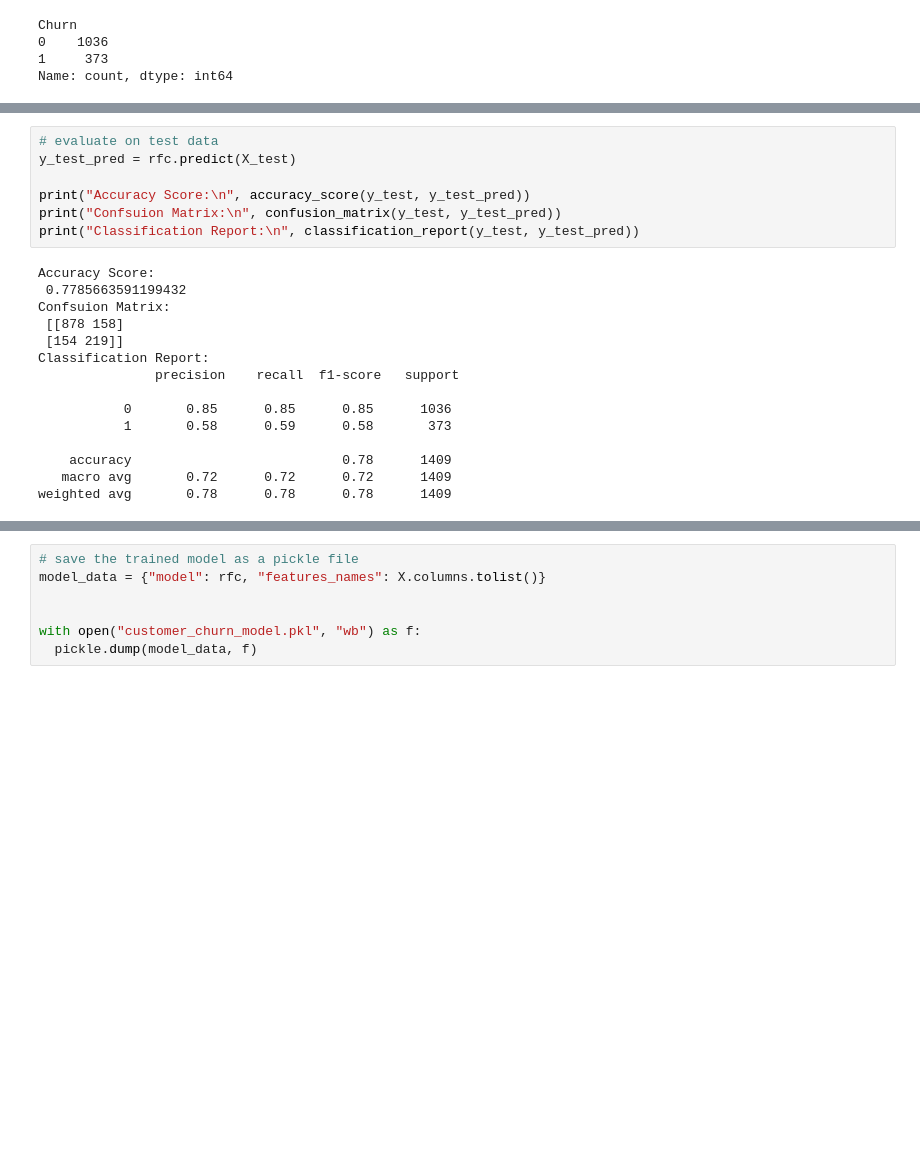
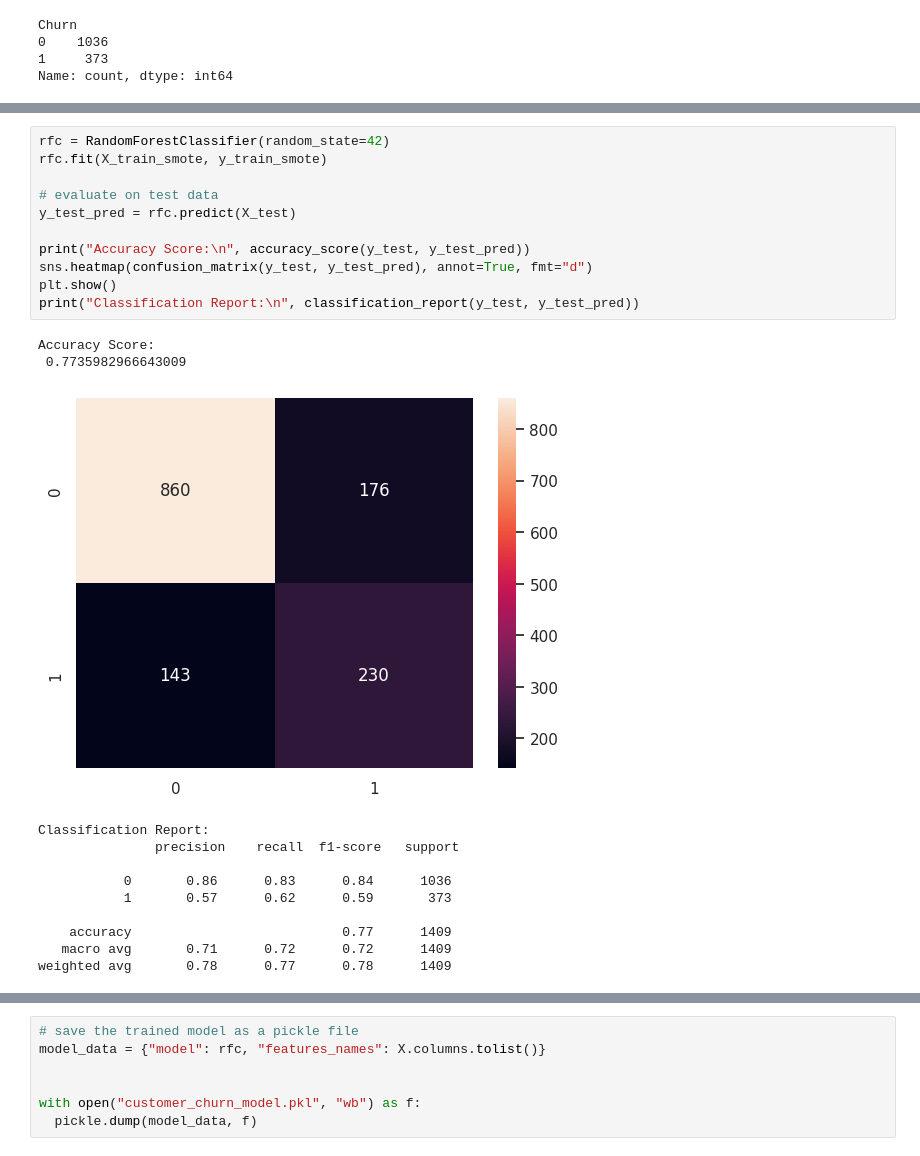
Before and after one commit to erandime/Customer-Churn-Prediction, a Jupyter notebook: Customer_Churn_Prediction.ipynb, the cells around one changed output, grey strips where cells are left out. Saved outputs shown, nothing was run; the diff lists cells and outputs as text; blank space fills up the shorter version.

```diff
--- a/Customer_Churn_Prediction.ipynb
+++ b/Customer_Churn_Prediction.ipynb
@@ -783,22 +851,24 @@ Name: count, dtype: int64
 # %%
+rfc = RandomForestClassifier(random_state=42)
+rfc.fit(X_train_smote, y_train_smote)
+
 # evaluate on test data
 y_test_pred = rfc.predict(X_test)
 
 print("Accuracy Score:\n", accuracy_score(y_test, y_test_pred))
-print("Confsuion Matrix:\n", confusion_matrix(y_test, y_test_pred))
+sns.heatmap(confusion_matrix(y_test, y_test_pred), annot=True, fmt="d")
+plt.show()
 print("Classification Report:\n", classification_report(y_test, y_test_pred))
 # %% [output]
 Accuracy Score:
- 0.7785663591199432
-Confsuion Matrix:
- [[878 158]
- [154 219]]
-Classification Report:
-               precision    recall  f1-score   support
-
-           0       0.85      0.85      0.85      1036
-           1       0.58      0.59      0.58       373
-
-    accuracy                           0.78      1409
-   macro avg       0.72      0.72      0.72      1409
-weighted avg       0.78      0.78      0.78      1409
+ 0.7735982966643009
+[figure, added]
+Classification Report:
+               precision    recall  f1-score   support
+
+           0       0.86      0.83      0.84      1036
+           1       0.57      0.62      0.59       373
+
+    accuracy                           0.77      1409
+   macro avg       0.71      0.72      0.72      1409
+weighted avg       0.78      0.77      0.78      1409
```
Also changed, not shown: parts of 24 cells of this notebook.
